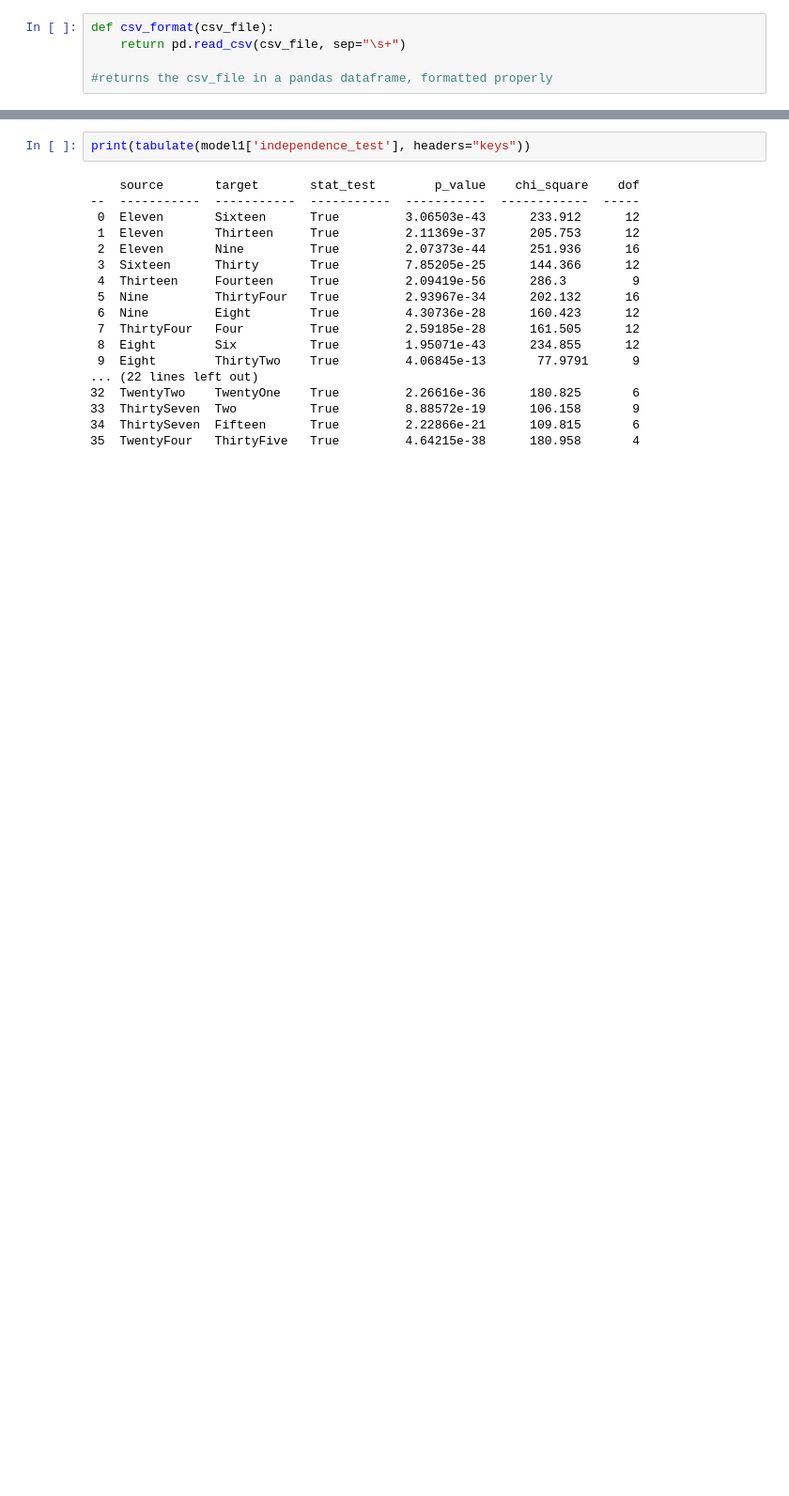
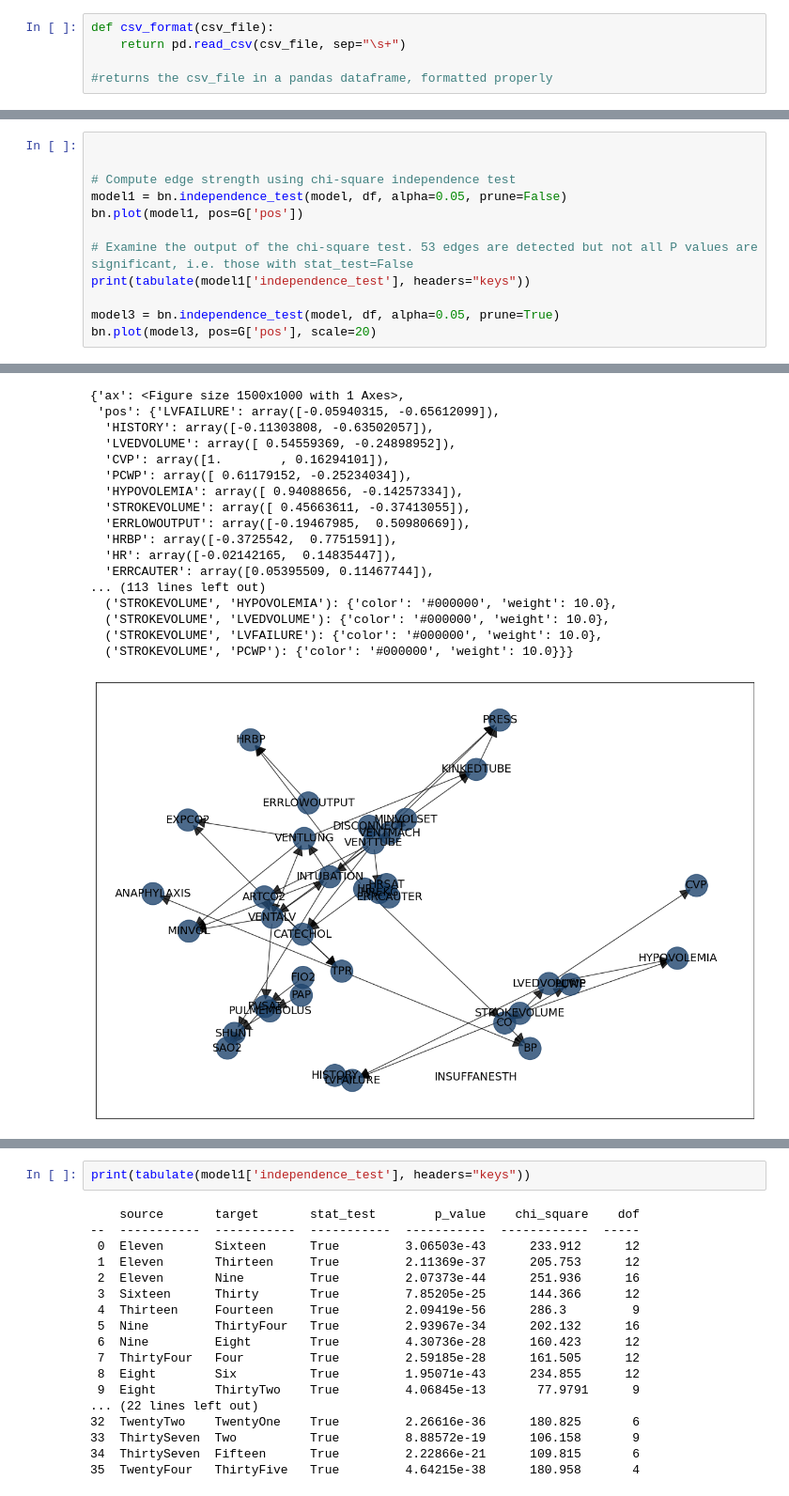
Before and after one commit to Elicit3495/ML_FYP, a Jupyter notebook: Untitled1.ipynb, the cells around one changed output, grey strips where cells are left out. Shown at 94% size. Cells and saved outputs as stored; diff of their text form; blank space fills up the shorter version.

```diff
--- a/Untitled1.ipynb
+++ b/Untitled1.ipynb
@@ -79,0 +64,13 @@ bn.plot(model1, pos=G['pos'])
+# %%
+
+
+# Compute edge strength using chi-square independence test
+model1 = bn.independence_test(model, df, alpha=0.05, prune=False)
+bn.plot(model1, pos=G['pos'])
+
+# Examine the output of the chi-square test. 53 edges are detected but not all P values are significant, i.e. those with stat_test=False
+print(tabulate(model1['independence_test'], headers="keys"))
+
+model3 = bn.independence_test(model, df, alpha=0.05, prune=True)
+bn.plot(model3, pos=G['pos'], scale=20)
+# %% [output]
@@ -79,0 +94,18 @@ bn.plot(model1, pos=G['pos'])
+{'ax': <Figure size 1500x1000 with 1 Axes>,
+ 'pos': {'LVFAILURE': array([-0.05940315, -0.65612099]),
+  'HISTORY': array([-0.11303808, -0.63502057]),
+  'LVEDVOLUME': array([ 0.54559369, -0.24898952]),
+  'CVP': array([1.        , 0.16294101]),
+  'PCWP': array([ 0.61179152, -0.25234034]),
+  'HYPOVOLEMIA': array([ 0.94088656, -0.14257334]),
+  'STROKEVOLUME': array([ 0.45663611, -0.37413055]),
+  'ERRLOWOUTPUT': array([-0.19467985,  0.50980669]),
+  'HRBP': array([-0.3725542,  0.7751591]),
+  'HR': array([-0.02142165,  0.14835447]),
+  'ERRCAUTER': array([0.05395509, 0.11467744]),
+... (113 lines left out)
+  ('STROKEVOLUME', 'HYPOVOLEMIA'): {'color': '#000000', 'weight': 10.0},
+  ('STROKEVOLUME', 'LVEDVOLUME'): {'color': '#000000', 'weight': 10.0},
+  ('STROKEVOLUME', 'LVFAILURE'): {'color': '#000000', 'weight': 10.0},
+  ('STROKEVOLUME', 'PCWP'): {'color': '#000000', 'weight': 10.0}}}
+[figure, added]
```
Also changed, not shown: parts of 8 cells of this notebook.
